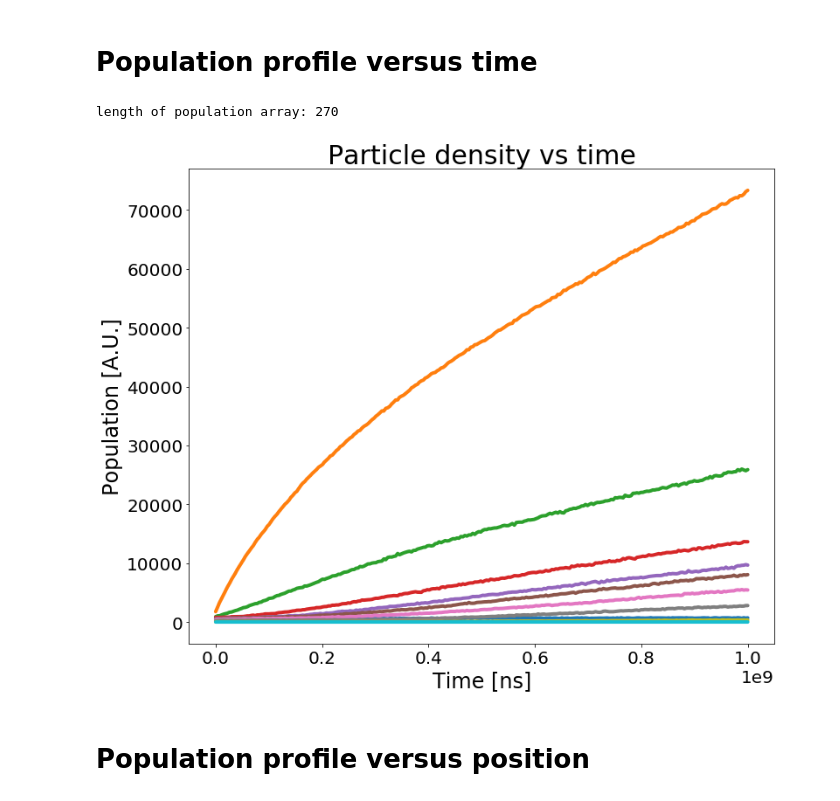
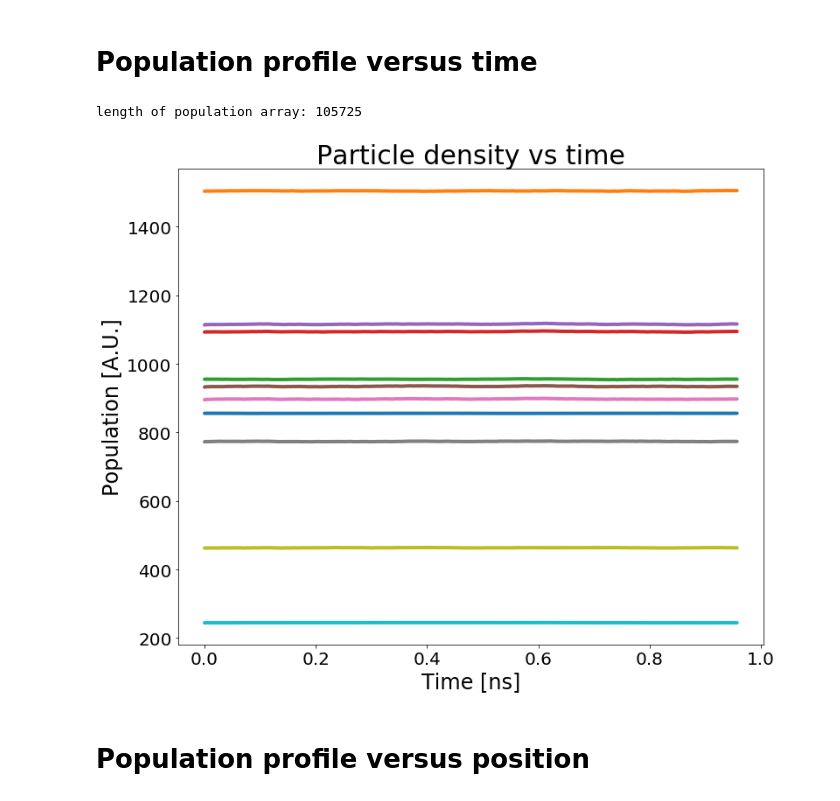
Before and after one commit to amirhosseindavoody/cnt_film_monte_carlo, a Jupyter notebook: visualization/monte_carlo_results.ipynb, the cells around one changed output. Cells and saved outputs as stored; diff of their text form; code cells hidden in the pictures.

```diff
--- a/visualization/monte_carlo_results.ipynb
+++ b/visualization/monte_carlo_results.ipynb
@@ -41,10 +41,8 @@ def plot_current(directory, box_size=200, color=None, ax=None):
     filename = os.path.join(directory, "region_current.dat")
     current = np.loadtxt(filename)
 
-#     time = current[:,0]
-#     current = current[:,1:]
-
-    time = np.linspace(0,1,current.shape[0])
+    time = current[:,0]
+    current = current[:,1:]
 
     assert (current.shape[0] > box_size), "box_size must be smaller than the number of time steps: {}".format(current.shape[0])
 
@@ -54,8 +52,8 @@ def plot_current(directory, box_size=200, color=None, ax=None):
     for i in range(0,current.shape[1]):
         smooth_current[:,i] = np.convolve(current[:,i], box, mode='valid')/np.sum(box)
 
-    steady_current = smooth_current[-1,-1]
-    print("steady state drain current: {:.2e}".format(steady_current))
+    steady_current = np.average(current)
+    print("steady state drain current: {:.6e}".format(steady_current))
 
     ax.plot(time[:smooth_current.shape[0]]*1.e9,(smooth_current[:,:]), linewidth=4, color=color)
     ax.set_title("Particle current vs time",fontsize=30)
@@ -71,10 +69,10 @@ fig = plt.figure(figsize=(12,10))
 ax = fig.add_subplot(1,1,1)
 legends = []
 for d in directories:
-    c = plot_current(d, ax=ax, box_size=1)
+    c = plot_current(d, ax=ax, box_size=10000)
     current = np.append(current,c)
     legends.append(os.path.basename(d))
-_ = ax.legend(legends, fontsize=14)
+# _ = ax.legend(legends, fontsize=14)
 # ax.set_xlim([0,0.1])
-# ax.set_ylim([-1e28, 1e28])
+# ax.set_ylim([-0, 300])
 # %% [output]
@@ -85,39 +83,37 @@ steady state drain current: 2.66e+02
 # %%
 def plot_population_vs_time(directory, box_size=10, color=None, ax=None):
     if (ax is None):
         fig = plt.figure(figsize=(12,10))
         ax = fig.add_subplot(1,1,1)
     filename = os.path.join(directory, "population_profile.dat")
     population = np.loadtxt(filename)
-#     distance = population[0,1:]
-#     time = population[1:,0]
-#     population = population[1:,1:]
-
-    time = np.linspace(0,1,population.shape[0])
+    distance = population[0,1:]
+    time = population[1:,0]
+    population = population[1:,1:]
 
     print("length of population array: {}".format(population.shape[0]))
 
     assert (population.shape[0] > box_size), "box_size must be smaller than the number of time steps: {}".format(current.shape[0])
 
     # calculate and plot box average of the data
     box = np.ones(box_size)
     smooth_population = np.zeros((population.shape[0]-box.shape[0]+1,population.shape[1]))
     for i in range(0,population.shape[1]):
         smooth_population[:,i] = np.convolve(population[:,i], box, mode='valid')/np.sum(box)
 
     ax.plot(time[:smooth_population.shape[0]]*1.e9,(smooth_population[:,:]), linewidth=4, color=color)
     _ = ax.set_title("Particle density vs time",fontsize=30)
     _ = ax.set_xlabel("Time [ns]",fontsize=24)
     _ = ax.set_ylabel("Population [A.U.]",fontsize=24)
     _ = ax.tick_params(labelsize=20)
     return ax
 
 fig = plt.figure(figsize=(12,10))
 ax = fig.add_subplot(1,1,1)
-_ = plot_population_vs_time(directories[0],ax=ax, box_size=1)
+_ = plot_population_vs_time(directories[0],ax=ax, box_size=10000)
 # %% [output]
-length of population array: 270
+length of population array: 105725
-[figure, old version]
+[figure, new version]
 # %% [markdown]
 # Population profile versus position
 # %%
```
Also changed, not shown: parts of 2 cells of this notebook.
